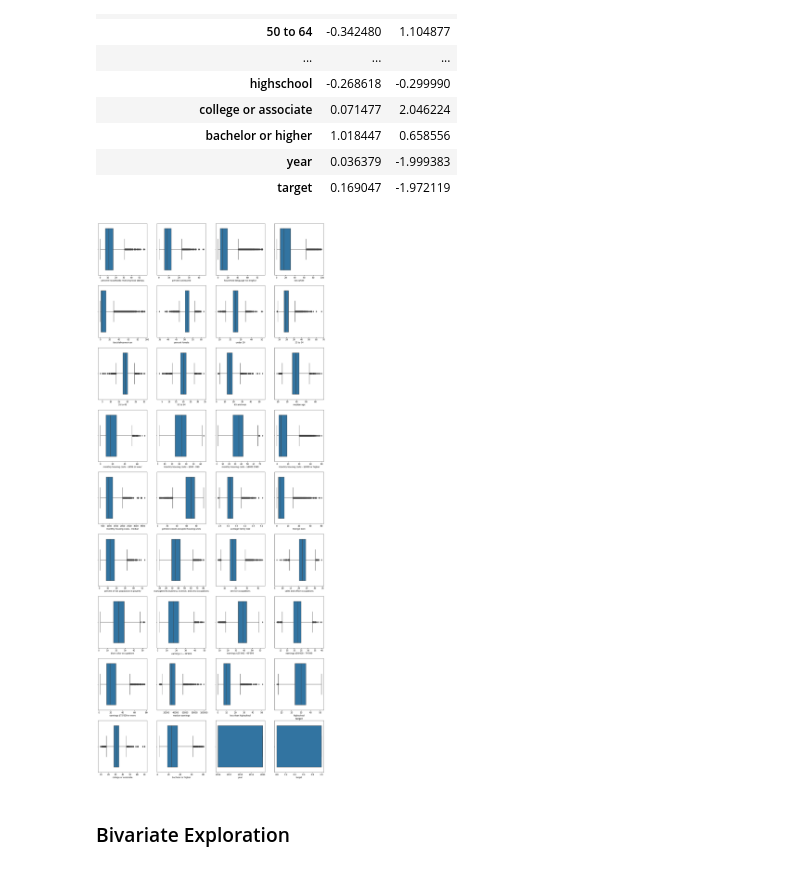
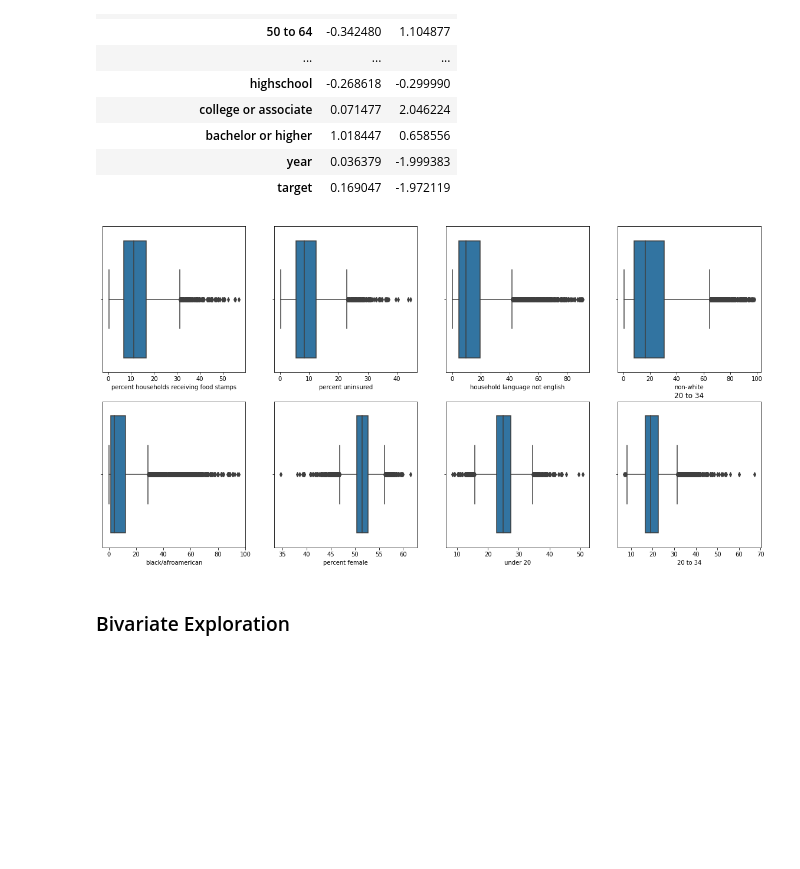
Before and after one commit to lukasaebi/US-State-House-Elections, a Jupyter notebook: US State House Elections 2016 + 2020.ipynb, the cells around one changed output. Cells and saved outputs as stored; diff of their text form; code cells hidden in the pictures; blank space fills up the shorter version.

```diff
--- a/US State House Elections 2016 + 2020.ipynb
+++ b/US State House Elections 2016 + 2020.ipynb
@@ -202,10 +194,11 @@ cat_cols = train.select_dtypes(exclude=["number"]).columns.tolist()
 # %% [markdown]
 ### Univariate Exploration
 # %%
-fig, axes = plt.subplots(nrows=9,
+# only first few features for storage capacity reasons
+fig, axes = plt.subplots(nrows=2,
                          ncols=4,
-                         figsize=(20, 50))
-for ax, col in zip(axes.flatten(), train[num_cols].columns):
+                         figsize=(20, 10))
+for ax, col in zip(axes.flatten(), train[num_cols].columns[:8]):
   sns.histplot(x=col, data=train, bins=20, kde=True, ax=ax)
   plt.title(col);
 # %% [output]
@@ -236,15 +229,16 @@ normal_dist
 | target | 0.169047 | -1.972119 |
 # %%
 # Distribution of variables with boxplots
-fig, axes = plt.subplots(nrows=9,
+# only first few features for storage capacity reasons
+fig, axes = plt.subplots(nrows=2,
                        ncols=4,
-                       figsize=(20, 50))
+                       figsize=(20, 10))
 
-for ax, col in zip(axes.flatten(), train[num_cols].columns):
+for ax, col in zip(axes.flatten(), train[num_cols].columns[:8]):
   sns.boxplot(x=train[col], ax = ax)
   plt.title(col);
 # %% [output]
-[figure, old version]
+[figure, new version]
 # %% [markdown]
 ### Bivariate Exploration
 # %%
```
Also changed, not shown: parts of 11 cells of this notebook.
